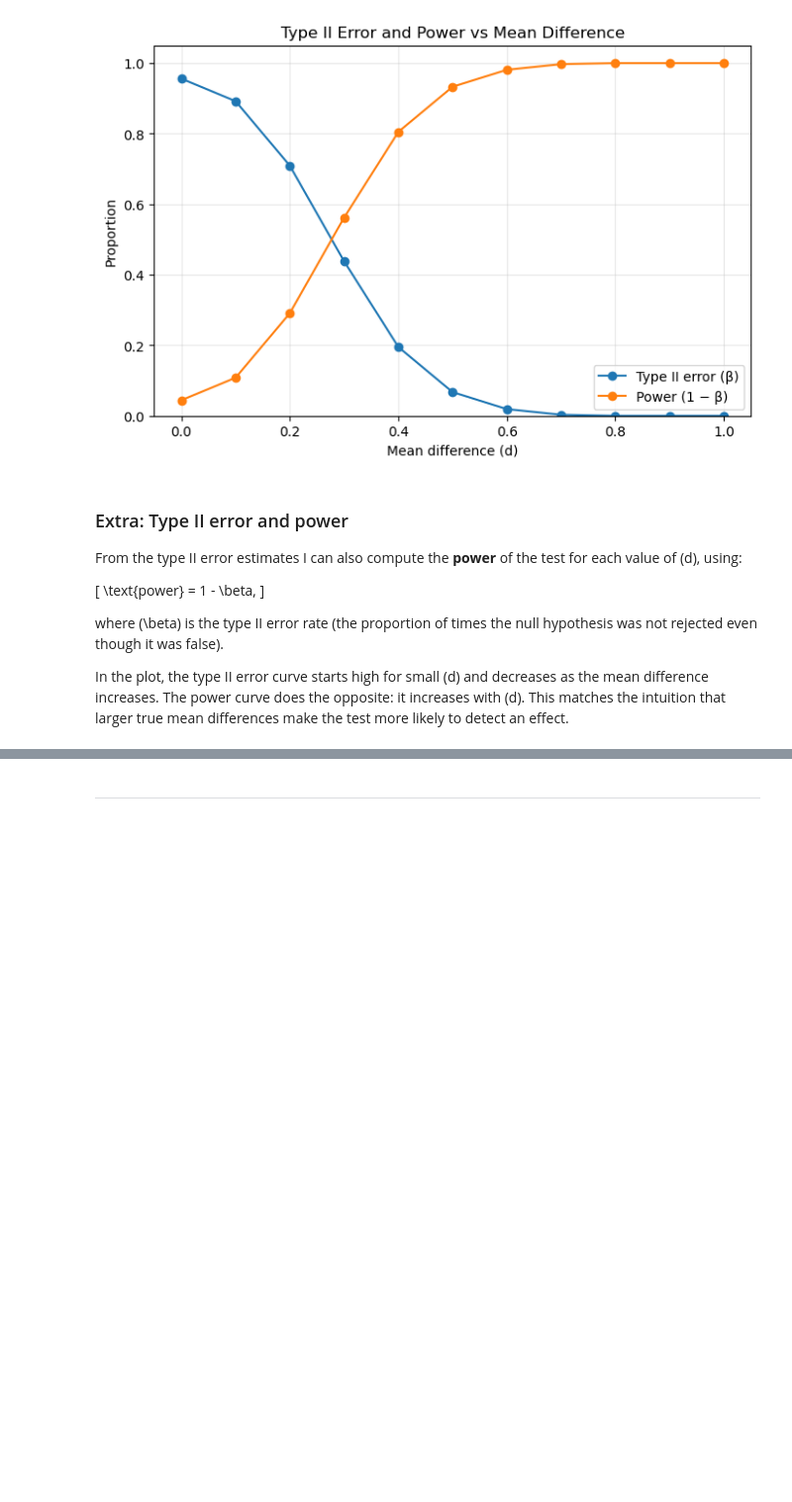
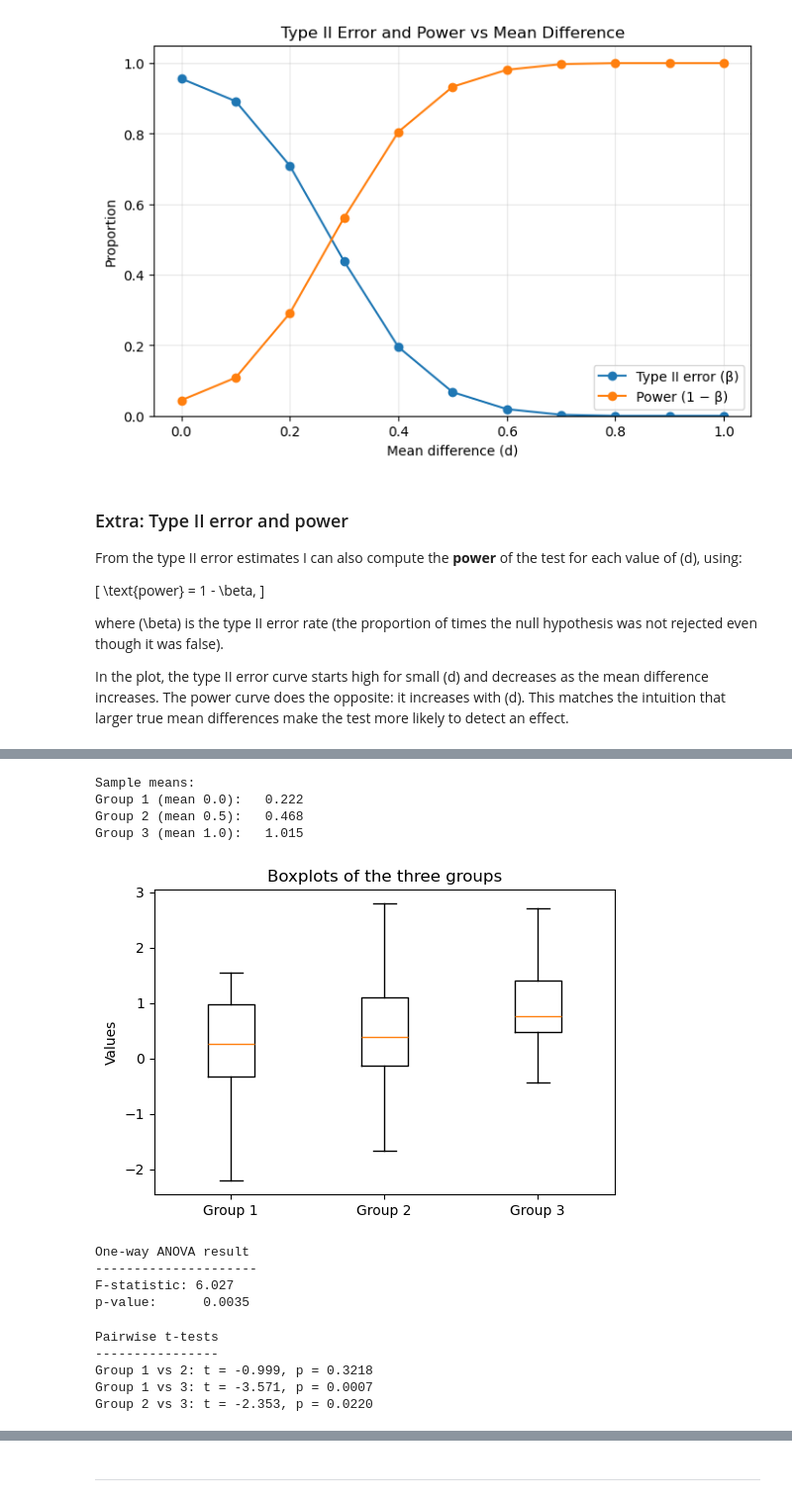
Before and after one commit to GabrielaDomiciano/applied_statistics_assignment, a Jupyter notebook: problems.ipynb, the cells around one changed output, grey strips where cells are left out. Shown at 99% size. Cells and saved outputs as stored; diff of their text form; code cells hidden in the pictures; blank space fills up the shorter version.

```diff
--- a/problems.ipynb
+++ b/problems.ipynb
@@ -494,0 +526,63 @@ differences make the test more likely to detect an effect.
+# %%
+
+# Reproducibility
+rng = np.random.default_rng(123)
+
+n = 30  # sample size per group
+
+# Generate three independent samples
+group1 = rng.normal(loc=0.0,   scale=1.0, size=n)
+group2 = rng.normal(loc=0.5,   scale=1.0, size=n)
+group3 = rng.normal(loc=1.0,   scale=1.0, size=n)
+
+# Quick check of the sample means
+print("Sample means:")
+print(f"Group 1 (mean 0.0):   {group1.mean():.3f}")
+print(f"Group 2 (mean 0.5):   {group2.mean():.3f}")
+print(f"Group 3 (mean 1.0):   {group3.mean():.3f}")
+# %% [output]
+Sample means:
+Group 1 (mean 0.0):   0.222
+Group 2 (mean 0.5):   0.468
+Group 3 (mean 1.0):   1.015
+# %%
+plt.figure(figsize=(6,4))
+
+plt.boxplot([group1, group2, group3], labels=["Group 1", "Group 2", "Group 3"])
+plt.ylabel("Values")
+plt.title("Boxplots of the three groups")
+
+plt.show()
+# %% [output]
+[figure, added]
+# %%
+# One-way ANOVA: test if all three means are equal
+f_stat, p_anova = stats.f_oneway(group1, group2, group3)
+
+print("One-way ANOVA result")
+print("---------------------")
+print(f"F-statistic: {f_stat:.3f}")
+print(f"p-value:      {p_anova:.4f}")
+# %% [output]
+One-way ANOVA result
+---------------------
+F-statistic: 6.027
+p-value:      0.0035
+# %%
+# Independent two-sample t-tests between pairs of groups
+
+t12, p12 = stats.ttest_ind(group1, group2, equal_var=True)
+t13, p13 = stats.ttest_ind(group1, group3, equal_var=True)
+t23, p23 = stats.ttest_ind(group2, group3, equal_var=True)
+
+print("Pairwise t-tests")
+print("----------------")
+print(f"Group 1 vs 2: t = {t12:.3f}, p = {p12:.4f}")
+print(f"Group 1 vs 3: t = {t13:.3f}, p = {p13:.4f}")
+print(f"Group 2 vs 3: t = {t23:.3f}, p = {p23:.4f}")
+# %% [output]
+Pairwise t-tests
+----------------
+Group 1 vs 2: t = -0.999, p = 0.3218
+Group 1 vs 3: t = -3.571, p = 0.0007
+Group 2 vs 3: t = -2.353, p = 0.0220
```
Also changed, not shown: parts of 9 cells of this notebook.
